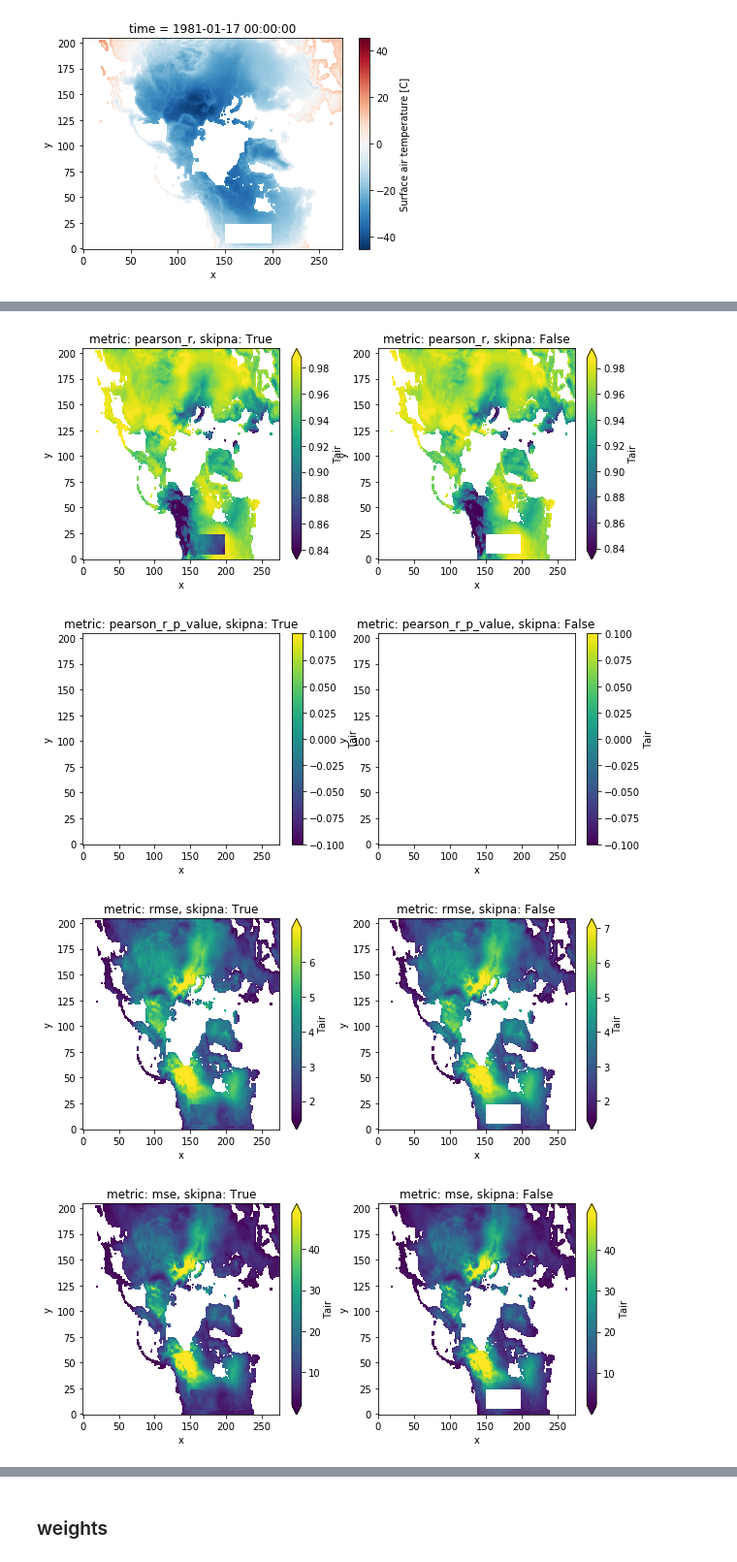
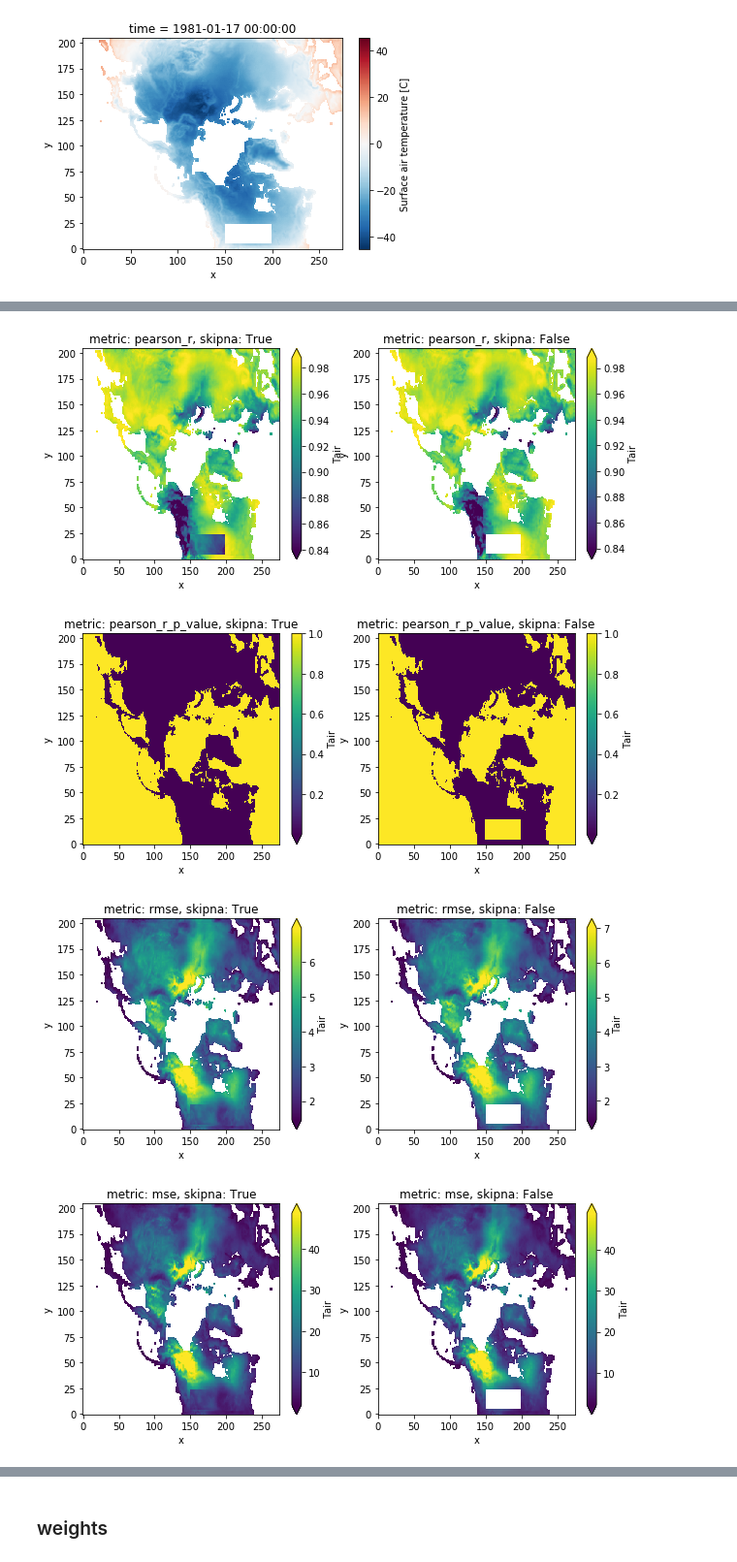
Before and after one commit to xarray-contrib/xskillscore, a Jupyter notebook: docs/source/examples/Demo.ipynb, the cells around one changed output, grey strips where cells are left out. Shown at 97% size. Drawn from its saved outputs; the diff is of its cells as text; code cells hidden in the pictures.

```diff
--- a/docs/source/examples/Demo.ipynb
+++ b/docs/source/examples/Demo.ipynb
@@ -19,0 +22,3 @@ b['time']=a.time.values
+# %%
+deterministic_metrics = xs.core.deterministic.__all__
+deterministic_metrics
@@ -46,15 +46,15 @@ metrics
 # %%
 dim='time'
-for metric in metrics:
+for metric in deterministic_metrics:
     fig,ax=plt.subplots(ncols=2,figsize=(10,4))
     for i,skipna in enumerate([True, False]):
         axes = ax[i]
         getattr(xs,metric)(a,b,dim=dim,skipna=skipna).plot(ax=axes,robust=True)
         axes.set_title(f'metric: {metric}, skipna: {skipna}')
     plt.show()
 # %% [output]
 [figure]
-[figure, old version]
+[figure, new version]
 [figure]
 [figure]
 [figure]
```
Also changed, not shown: parts of 12 cells of this notebook, 3 other files.
